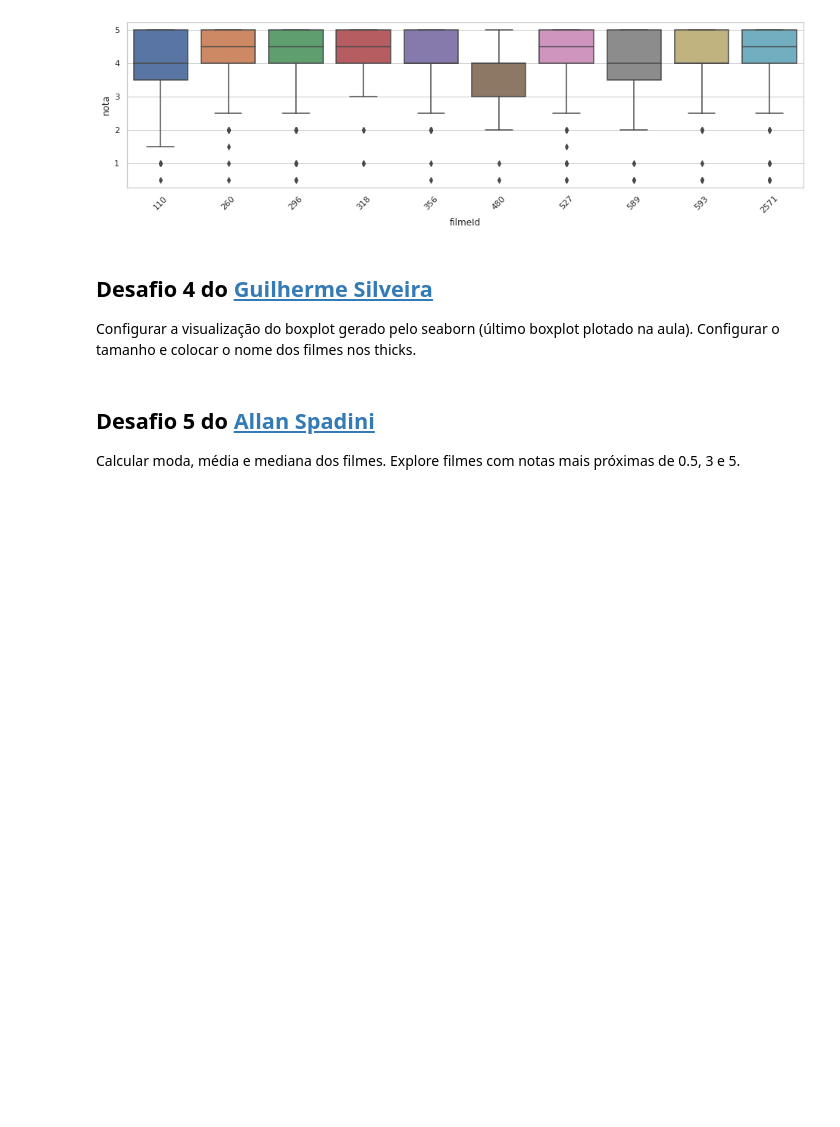
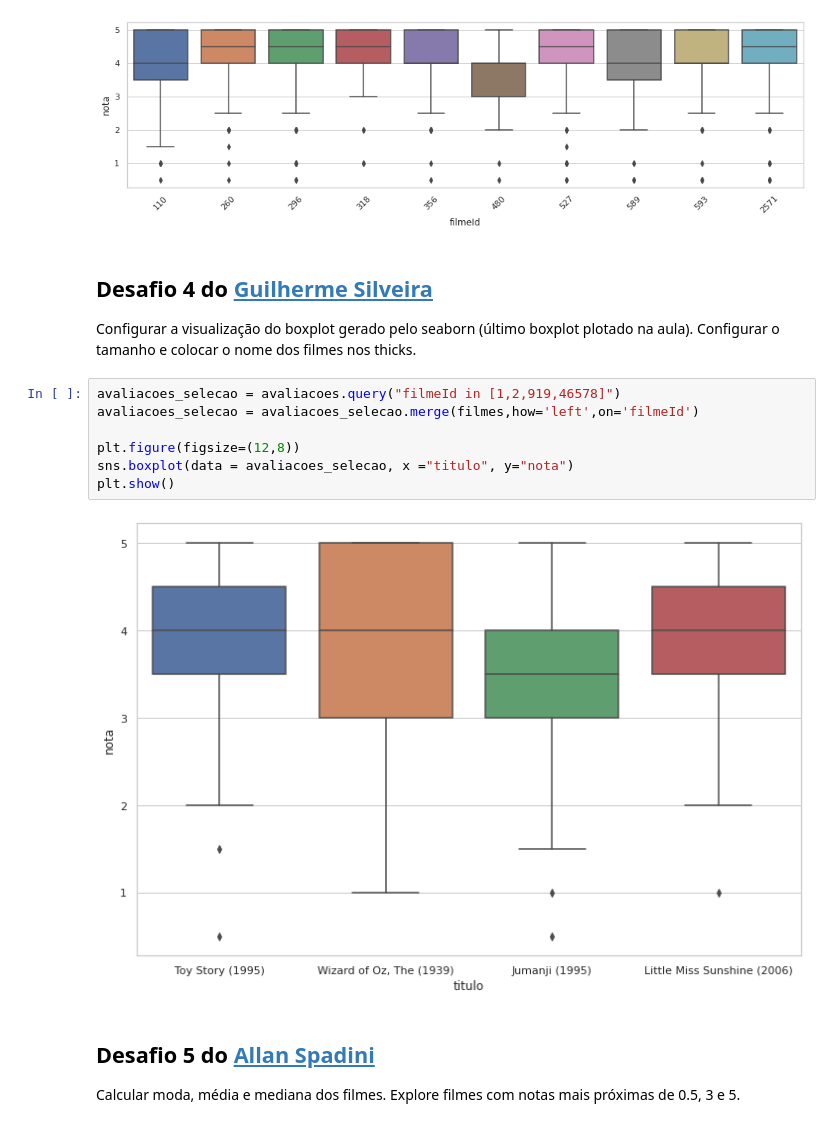
Before and after one commit to osandrolucas/QuarentenaDados, a Jupyter notebook: QuarentenaDados_aula02_osandrolucas.ipynb, the cells around one changed output. Cells and saved outputs as stored; diff of their text form; blank space fills up the shorter version.

```diff
--- a/QuarentenaDados_aula02_osandrolucas.ipynb
+++ b/QuarentenaDados_aula02_osandrolucas.ipynb
@@ -885,6 +884,15 @@ plt.show()
 ## Desafio 4 do [Guilherme Silveira](https://twitter.com/guilhermecaelum)
 
 Configurar a visualização do boxplot gerado pelo seaborn (último boxplot plotado na aula). Configurar o tamanho e colocar o nome dos filmes nos thicks.
+# %%
+avaliacoes_selecao = avaliacoes.query("filmeId in [1,2,919,46578]")
+avaliacoes_selecao = avaliacoes_selecao.merge(filmes,how='left',on='filmeId')
+
+plt.figure(figsize=(12,8))
+sns.boxplot(data = avaliacoes_selecao, x ="titulo", y="nota")
+plt.show()
+# %% [output]
+[figure, added]
 # %% [markdown]
 ## Desafio 5 do [Allan Spadini](https://twitter.com/allanspadini)
 
```
Also changed, not shown: parts of 16 cells of this notebook.
